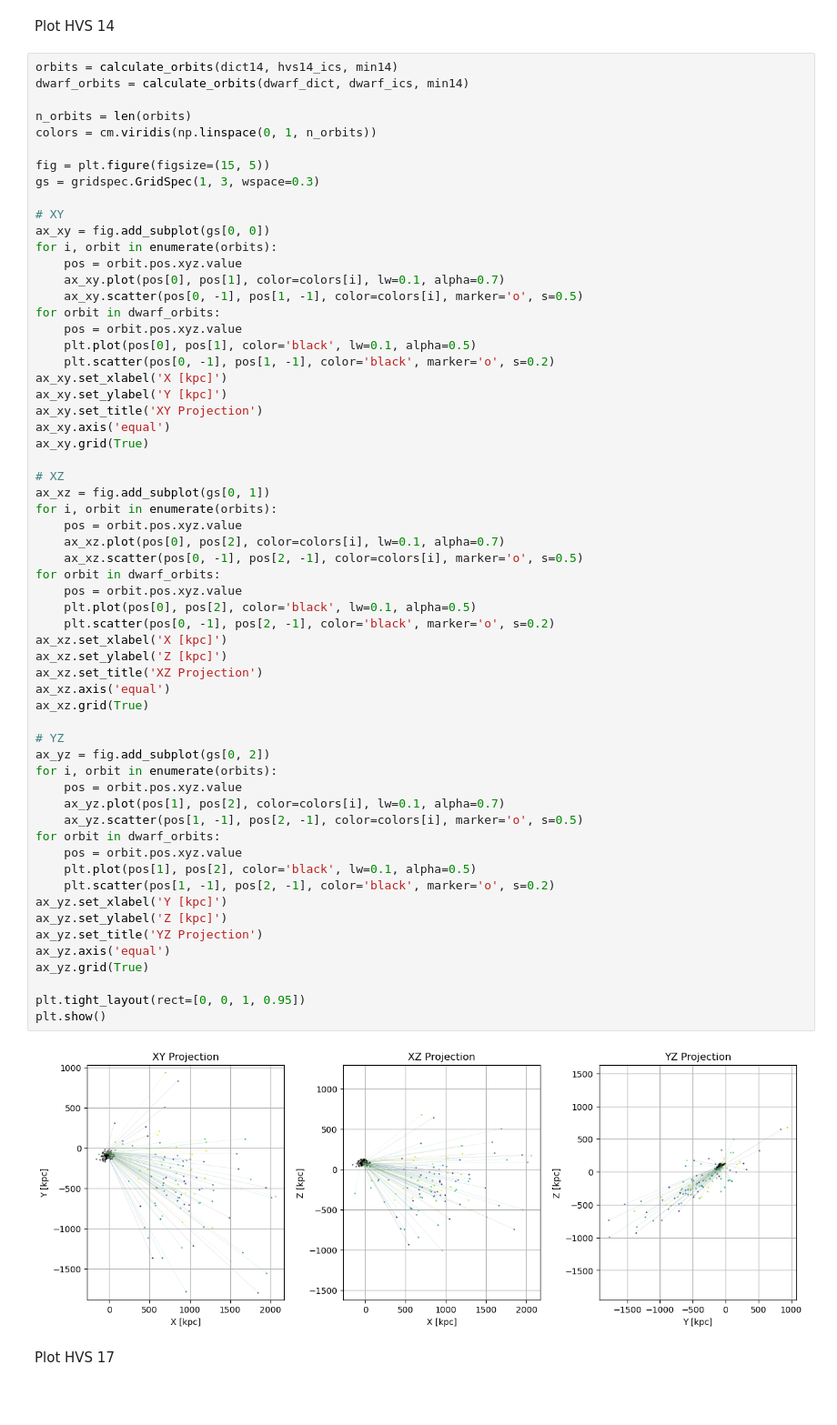
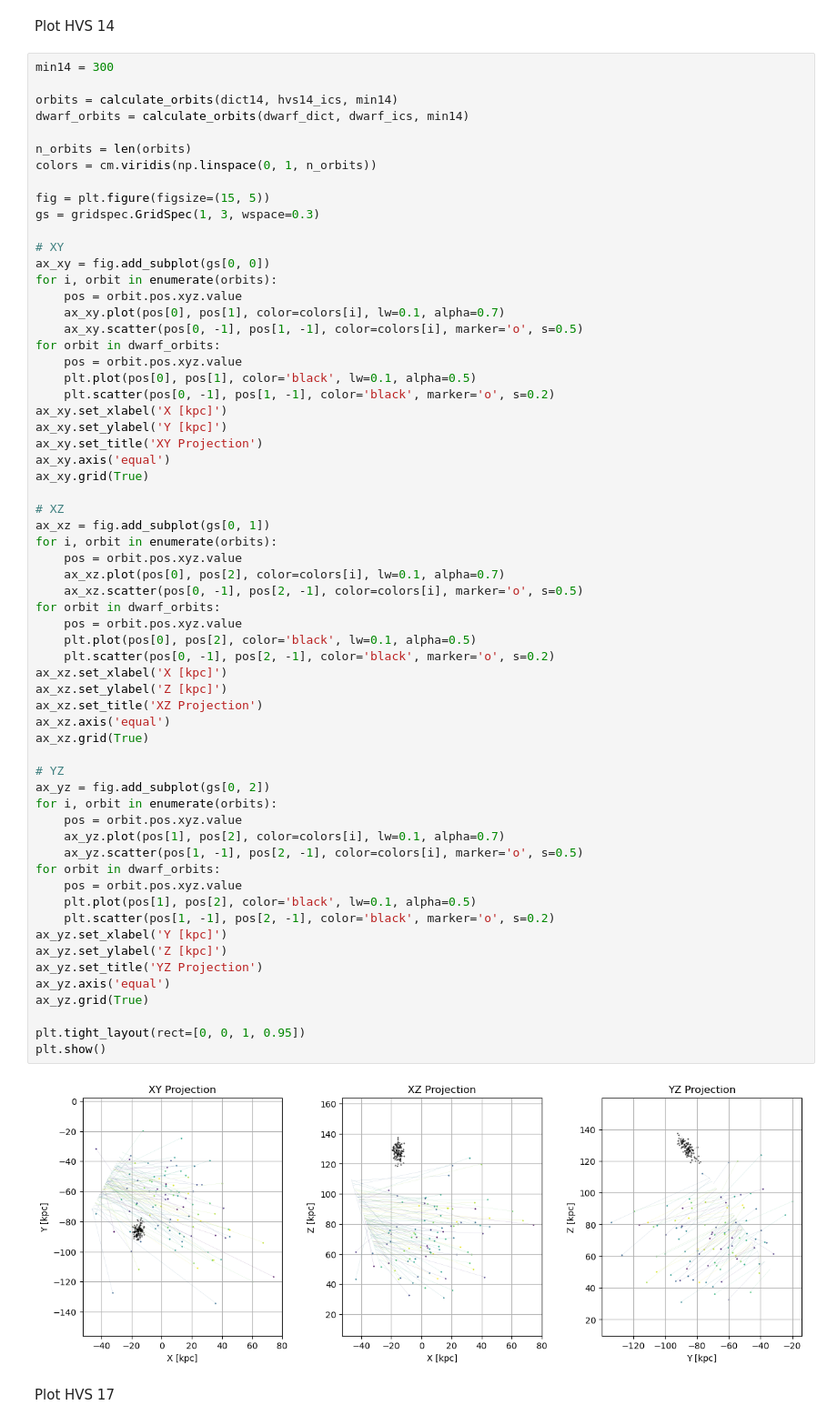
Before and after one commit to HaydenTedrake/HPV_project, a Jupyter notebook: Galaxies/LeoIV.ipynb, the cells around one changed output. Shown: that part at 91% size. Drawn from its saved outputs; the diff is of its cells as text; blank space fills up the shorter version.

```diff
--- a/Galaxies/LeoIV.ipynb
+++ b/Galaxies/LeoIV.ipynb
@@ -351,6 +351,8 @@ plt.show()
 # %% [markdown]
 Plot HVS 14
 # %%
+min14 = 300
+
 orbits = calculate_orbits(dict14, hvs14_ics, min14)
 dwarf_orbits = calculate_orbits(dwarf_dict, dwarf_ics, min14)
 
@@ -384,34 +386,34 @@ for i, orbit in enumerate(orbits):
     ax_xz.scatter(pos[0, -1], pos[2, -1], color=colors[i], marker='o', s=0.5)
 for orbit in dwarf_orbits:
     pos = orbit.pos.xyz.value
     plt.plot(pos[0], pos[2], color='black', lw=0.1, alpha=0.5)
     plt.scatter(pos[0, -1], pos[2, -1], color='black', marker='o', s=0.2)
 ax_xz.set_xlabel('X [kpc]')
 ax_xz.set_ylabel('Z [kpc]')
 ax_xz.set_title('XZ Projection')
 ax_xz.axis('equal')
 ax_xz.grid(True)
 
 # YZ
 ax_yz = fig.add_subplot(gs[0, 2])
 for i, orbit in enumerate(orbits):
     pos = orbit.pos.xyz.value
     ax_yz.plot(pos[1], pos[2], color=colors[i], lw=0.1, alpha=0.7)
     ax_yz.scatter(pos[1, -1], pos[2, -1], color=colors[i], marker='o', s=0.5)
 for orbit in dwarf_orbits:
     pos = orbit.pos.xyz.value
     plt.plot(pos[1], pos[2], color='black', lw=0.1, alpha=0.5)
     plt.scatter(pos[1, -1], pos[2, -1], color='black', marker='o', s=0.2)
 ax_yz.set_xlabel('Y [kpc]')
 ax_yz.set_ylabel('Z [kpc]')
 ax_yz.set_title('YZ Projection')
 ax_yz.axis('equal')
 ax_yz.grid(True)
 
 plt.tight_layout(rect=[0, 0, 1, 0.95])
 plt.show()
 # %% [output]
-[figure, old version]
+[figure, new version]
 # %% [markdown]
 Plot HVS 17
 # %%
```
Also changed, not shown: parts of 4 cells of this notebook, 4 other files.
